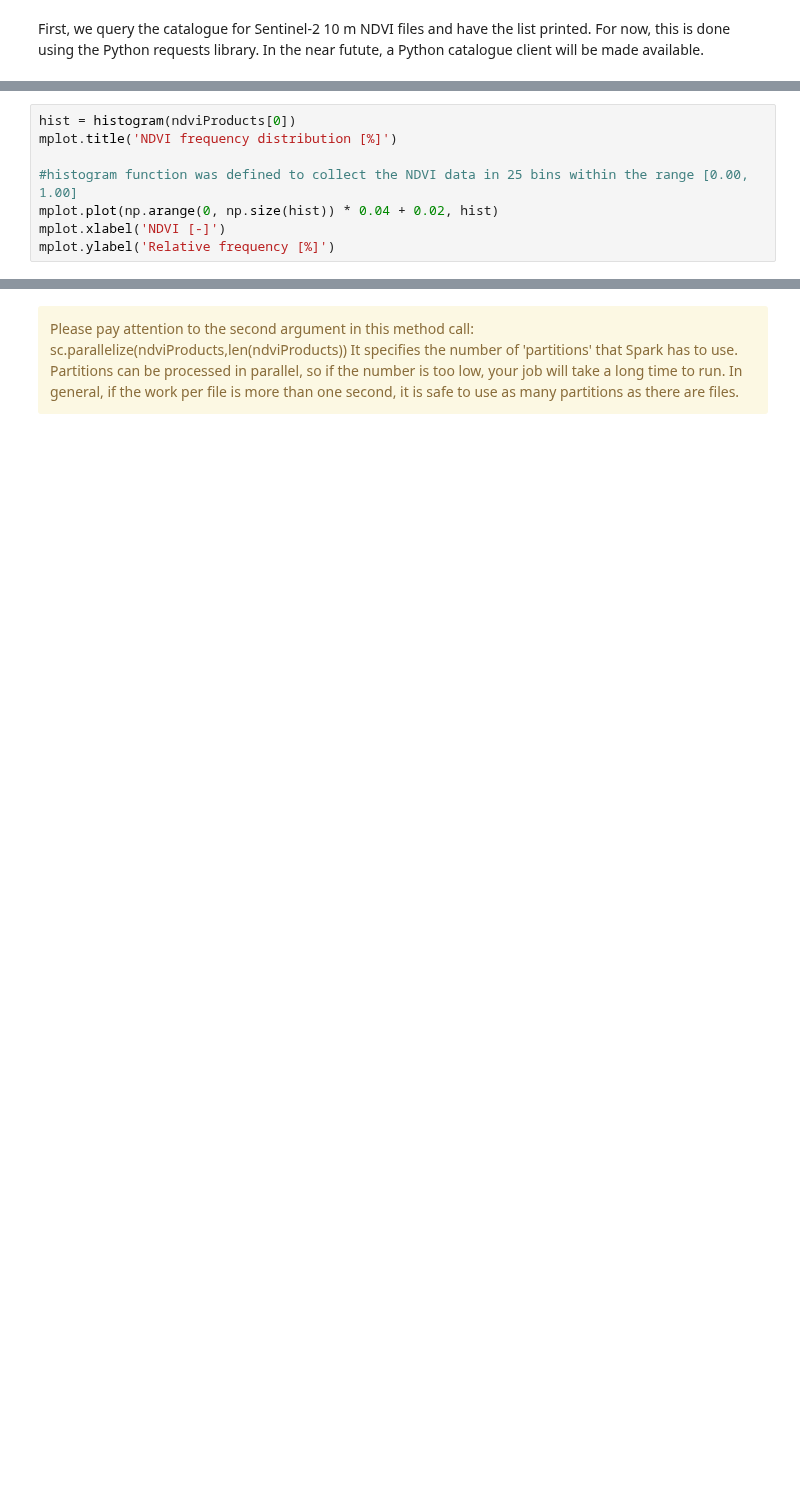
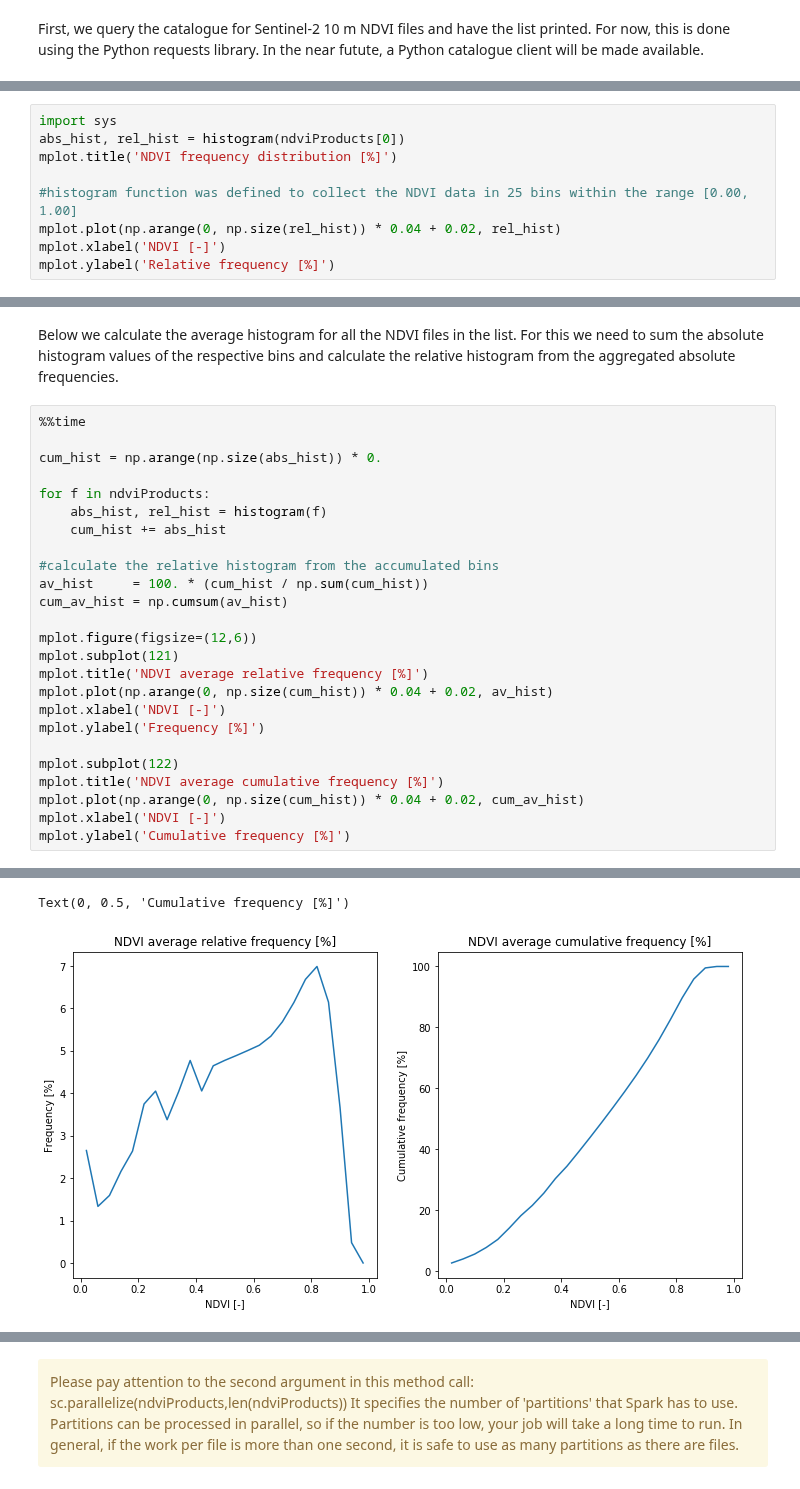
Before and after one commit to VITObelgium/notebook-samples, a Jupyter notebook: Terrascope/Advanced/TerrascopeRoadshowSPARK.ipynb, the cells around one changed output, grey strips where cells are left out. Cells and saved outputs as stored; diff of their text form; blank space fills up the shorter version.

```diff
--- a/Terrascope/Advanced/TerrascopeRoadshowSPARK.ipynb
+++ b/Terrascope/Advanced/TerrascopeRoadshowSPARK.ipynb
@@ -84,9 +87,10 @@ Found 18 products:
 # %%
-hist = histogram(ndviProducts[0])
+import sys
+abs_hist, rel_hist = histogram(ndviProducts[0])
 mplot.title('NDVI frequency distribution [%]')
 
 #histogram function was defined to collect the NDVI data in 25 bins within the range [0.00, 1.00]
-mplot.plot(np.arange(0, np.size(hist)) * 0.04 + 0.02, hist)
+mplot.plot(np.arange(0, np.size(rel_hist)) * 0.04 + 0.02, rel_hist)
 mplot.xlabel('NDVI [-]')
 mplot.ylabel('Relative frequency [%]')
 # %% [output]
@@ -129,0 +99,28 @@ Text(0,0.5,'Relative frequency [%]')
+# %% [markdown]
+Below we calculate the average histogram for all the NDVI files in the list. For this we need to sum the absolute histogram values of the respective bins and calculate the relative histogram from the aggregated absolute frequencies.
+# %%
+%%time
+
+cum_hist = np.arange(np.size(abs_hist)) * 0.
+
+for f in ndviProducts:
+    abs_hist, rel_hist = histogram(f)
+    cum_hist += abs_hist
+
+#calculate the relative histogram from the accumulated bins
+av_hist     = 100. * (cum_hist / np.sum(cum_hist))
+cum_av_hist = np.cumsum(av_hist)
+
+mplot.figure(figsize=(12,6))
+mplot.subplot(121)
+mplot.title('NDVI average relative frequency [%]')
+mplot.plot(np.arange(0, np.size(cum_hist)) * 0.04 + 0.02, av_hist)
+mplot.xlabel('NDVI [-]')
+mplot.ylabel('Frequency [%]')
+
+mplot.subplot(122)
+mplot.title('NDVI average cumulative frequency [%]')
+mplot.plot(np.arange(0, np.size(cum_hist)) * 0.04 + 0.02, cum_av_hist)
+mplot.xlabel('NDVI [-]')
+mplot.ylabel('Cumulative frequency [%]')
+# %% [output]
@@ -130 +129,3 @@ Text(0,0.5,'Relative frequency [%]')
+Text(0, 0.5, 'Cumulative frequency [%]')
+[figure, added]
 # %% [markdown]
```
Also changed, not shown: parts of 14 cells of this notebook, 2 other files.
